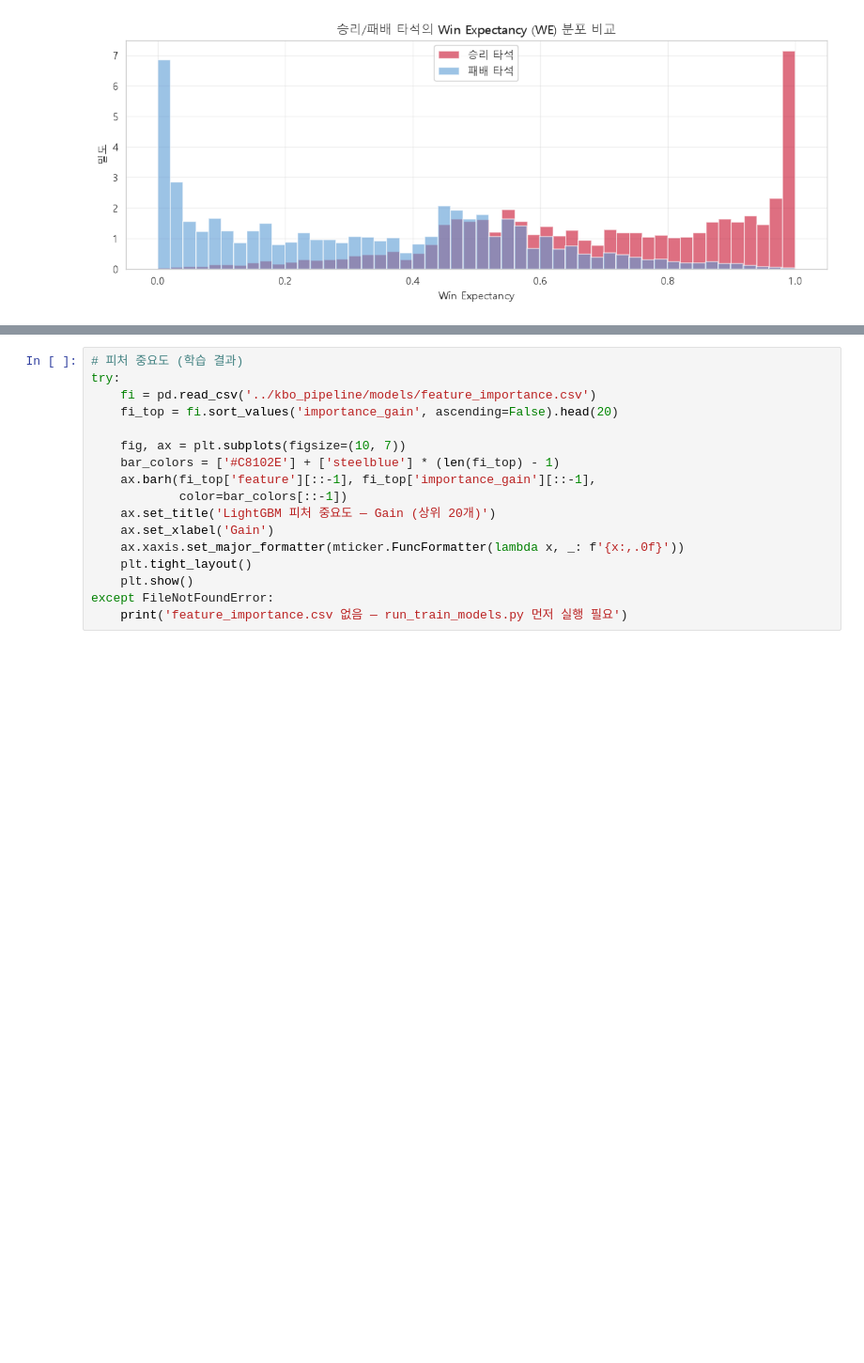
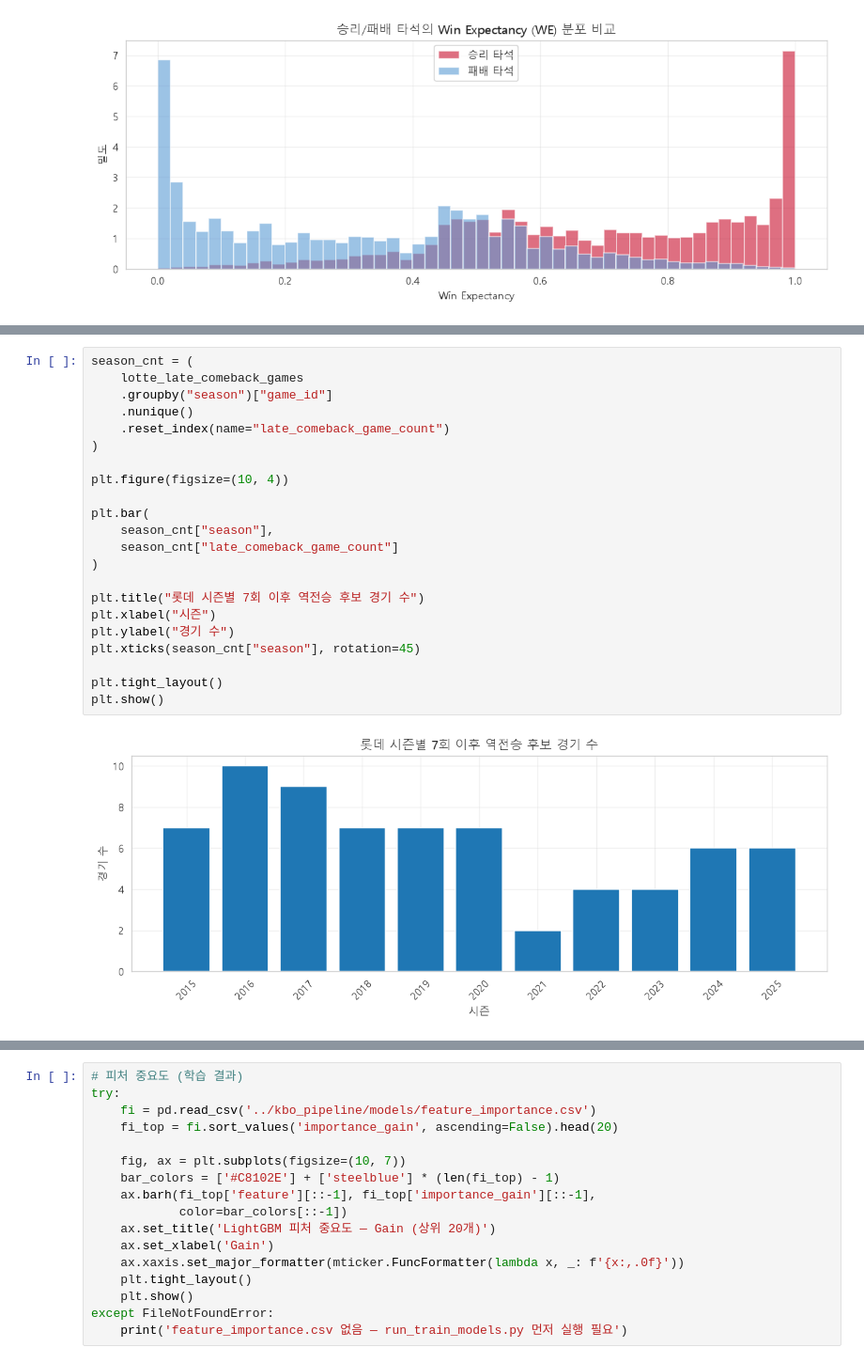
Before and after one commit to Donghaeng-LOTTO/Donghaeng-LOTTO, a Jupyter notebook: analysis/eda260614.ipynb, the cells around one changed output, grey strips where cells are left out. Shown at 94% size. Saved outputs shown, nothing was run; the diff lists cells and outputs as text; blank space fills up the shorter version.

```diff
--- a/analysis/eda260614.ipynb
+++ b/analysis/eda260614.ipynb
@@ -563,0 +983,24 @@ plt.show()
+# %%
+season_cnt = (
+    lotte_late_comeback_games
+    .groupby("season")["game_id"]
+    .nunique()
+    .reset_index(name="late_comeback_game_count")
+)
+
+plt.figure(figsize=(10, 4))
+
+plt.bar(
+    season_cnt["season"],
+    season_cnt["late_comeback_game_count"]
+)
+
+plt.title("롯데 시즌별 7회 이후 역전승 후보 경기 수")
+plt.xlabel("시즌")
+plt.ylabel("경기 수")
+plt.xticks(season_cnt["season"], rotation=45)
+
+plt.tight_layout()
+plt.show()
+# %% [output]
+[figure, added]
```
Also changed, not shown: parts of 26 cells of this notebook.
